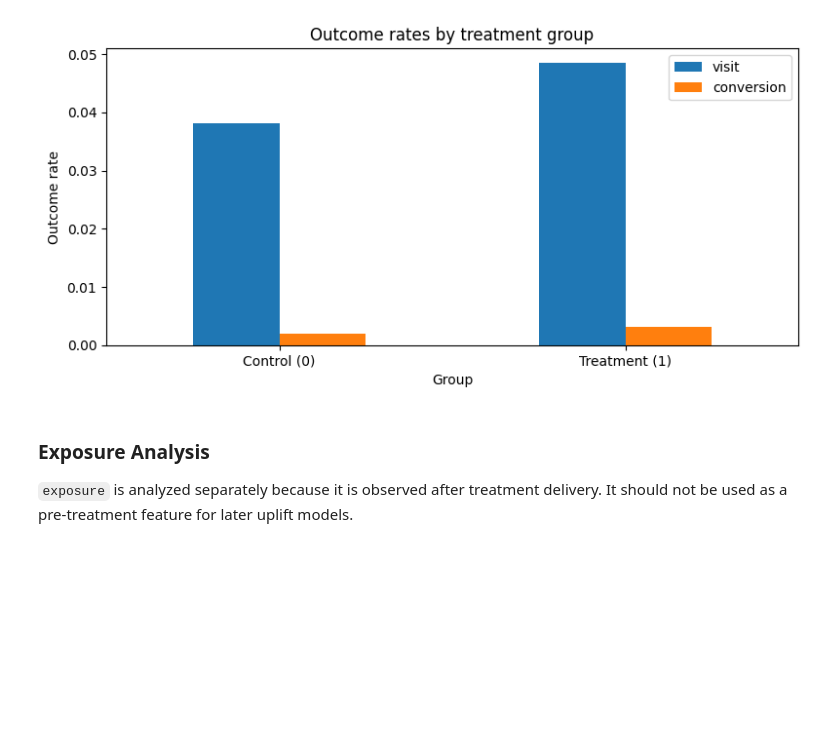
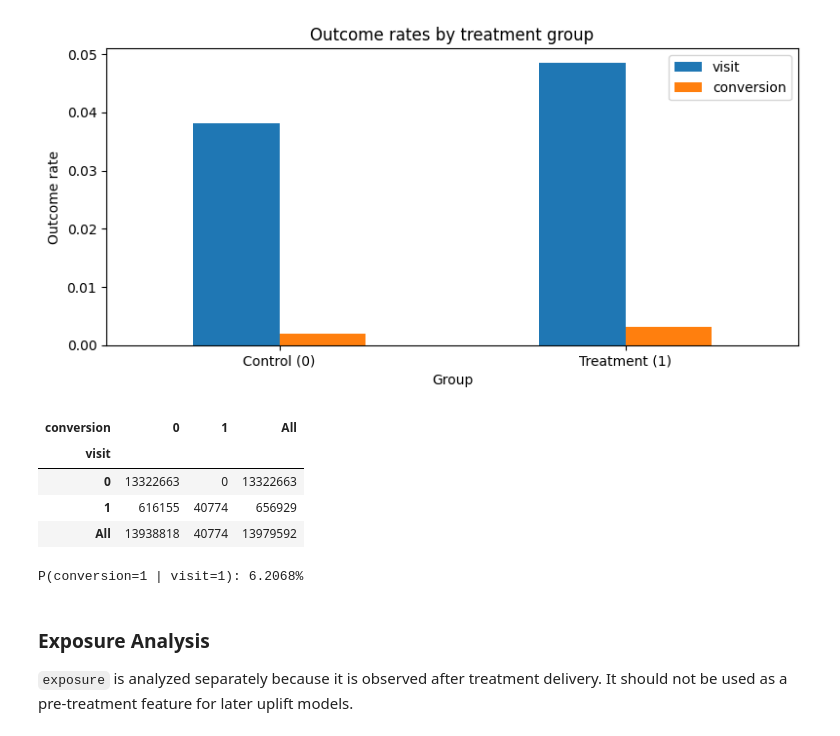
Before and after one commit to nguyen-lam-phuong-thao/uplift-customer-selection, a Jupyter notebook: notebooks/phase1_criteo/01_criteo_eda.ipynb, the cells around one changed output. Saved outputs shown, nothing was run; the diff lists cells and outputs as text; code cells hidden in the pictures; blank space fills up the shorter version.

```diff
--- a/notebooks/phase1_criteo/01_criteo_eda.ipynb
+++ b/notebooks/phase1_criteo/01_criteo_eda.ipynb
@@ -346,6 +346,31 @@ plt.tight_layout()
 plt.show()
 # %% [output]
 [figure]
+# %%
+visit_conversion_table = pd.crosstab(
+    df["visit"],
+    df["conversion"],
+    margins=True,
+)
+
+visit_conversion_table
+# %% [output]
+| conversion | 0 | 1 | All |
+| visit |  |  |  |
+| 0 | 13322663 | 0 | 13322663 |
+| 1 | 616155 | 40774 | 656929 |
+| All | 13938818 | 40774 | 13979592 |
+# %%
+conversion_given_visit = (
+    df.loc[df["visit"] == 1, "conversion"].mean()
+)
+
+print(
+    "P(conversion=1 | visit=1):",
+    f"{conversion_given_visit:.4%}",
+)
+# %% [output]
+P(conversion=1 | visit=1): 6.2068%
 # %% [markdown]
 ### Exposure Analysis
 
```
Also changed, not shown: 2 other files.
